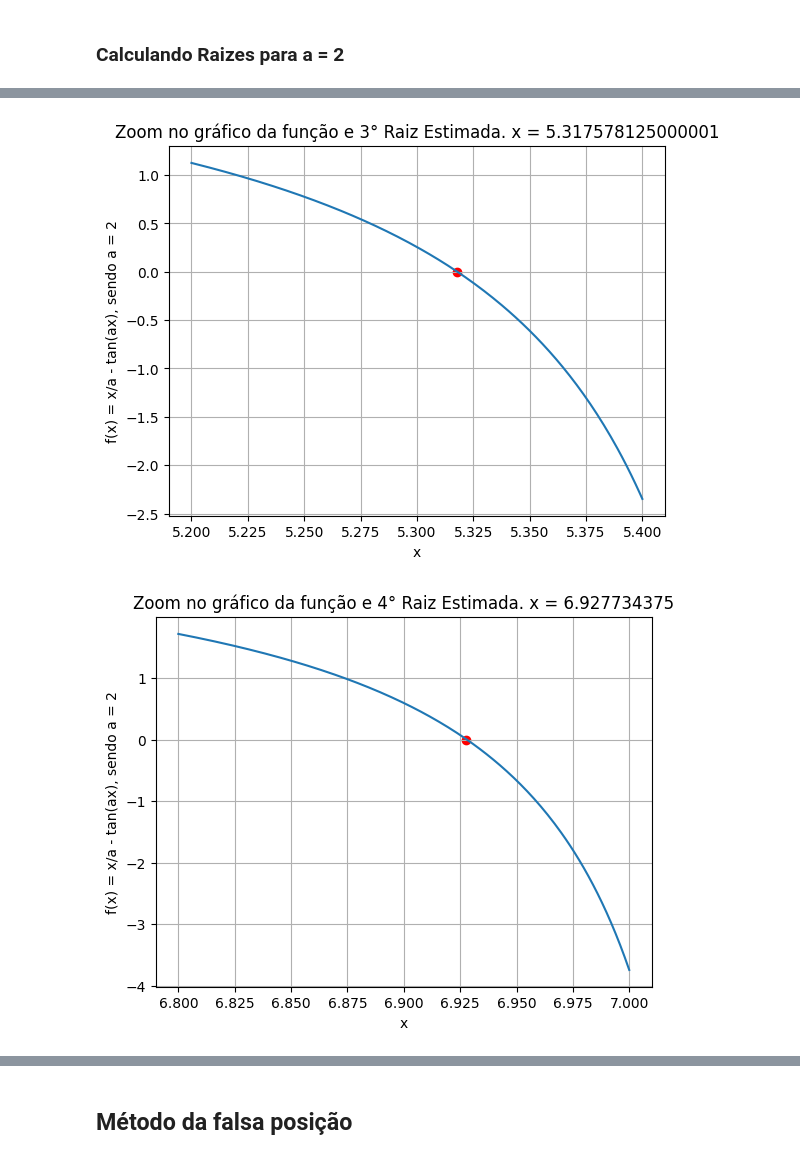
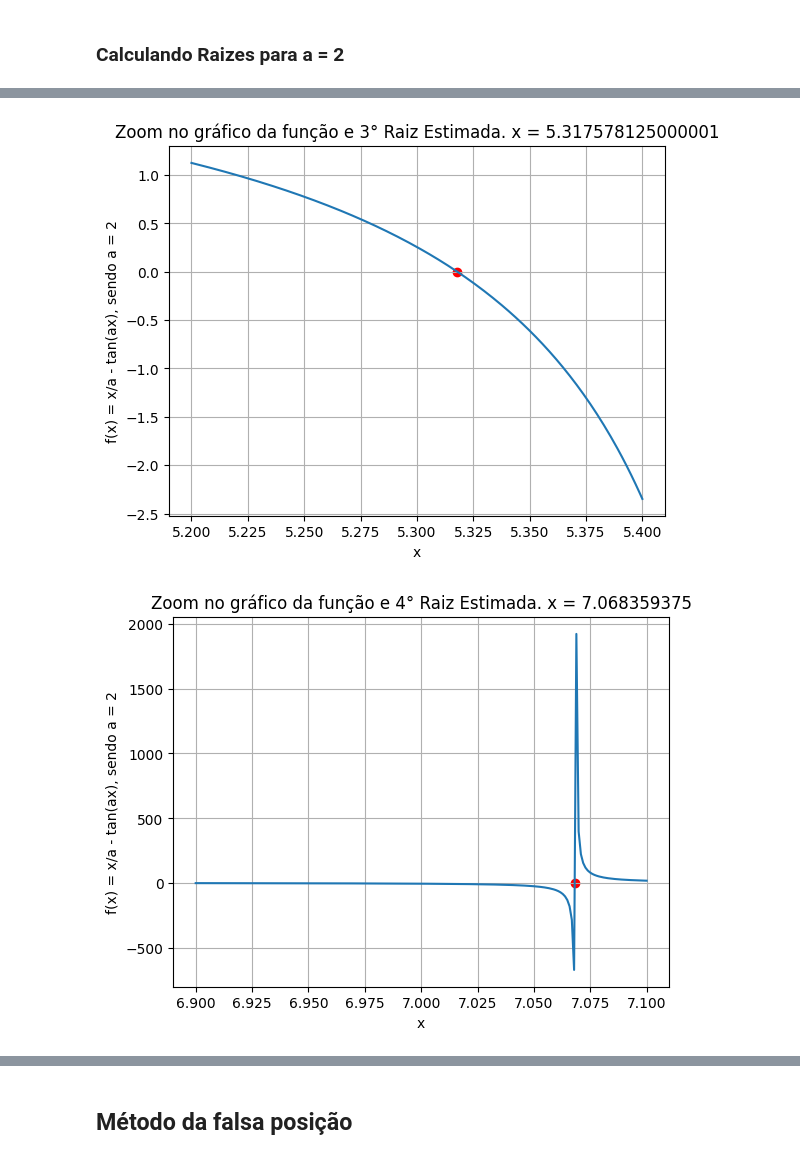
Before and after one commit to andreisilvasantos/Mestrado, a Jupyter notebook: Métodos Numéricos/AT2 - Metodos Numericos.ipynb, the cells around one changed output, grey strips where cells are left out. Saved outputs shown, nothing was run; the diff lists cells and outputs as text; code cells hidden in the pictures.

```diff
--- a/Métodos Numéricos/AT2 - Metodos Numericos.ipynb
+++ b/Métodos Numéricos/AT2 - Metodos Numericos.ipynb
@@ -58,15 +58,13 @@ import matplotlib.pyplot as plt
 import math
 
 iter_maximo = 10
-erro_aceitavel = math.pow(10, -3)
+erro_aceitavel = math.pow(10, -6)
 
 def print_graficos(matriz_intervalos, x_raizes, nome_algoritmo):
     for i in range(len(x_raizes)):
         if x_raizes[i] is None:
-            err_msg = f"""
-                        O algoritmo {nome_algoritmo} não foi capaz de encontrar uma raiz no intervalo
-                        [{matriz_intervalos[i][0]}, {matriz_intervalos[i][1]}] após {iter_maximo} iterações.
-                    """
+            err_msg = ('\n\033[91m' + f"{i+1}° Raiz não encontrada. O algoritmo {nome_algoritmo} não foi capaz de encontrar uma raiz no intervalo"
+            f"[{matriz_intervalos[i][0]}, {matriz_intervalos[i][1]}] após {iter_maximo} iterações.")
             print(err_msg)
             continue
         plt.figure()
@@ -127,23 +125,23 @@ print_graficos(matriz_intervalosA1, x_raizes, "Bissecao")
 # %%
 x_raizes = []
 a = 2
 
 matriz_intervalosA2 = [[ 1.8, 2 ],
                      [ 3.6 , 3.8 ],
                      [ 5.2 , 5.4 ],
-                     [ 6.8 , 7 ],
+                     [ 6.9 , 7.1 ],
                      [ 8.4 , 8.6 ]]
 
 for linha in matriz_intervalosA2:
     x_raizes.append(bissecao(linha[0], linha[1], 0.01, iter_maximo))
 
 # Plotando graficos
 print_graficos(matriz_intervalosA2, x_raizes, "Bissecao")
 # %% [output]
 [figure]
 [figure]
 [figure]
-[figure, old version]
+[figure, new version]
 [figure]
 # %% [markdown]
 ## Método da falsa posição
```
Also changed, not shown: parts of 9 cells of this notebook.
